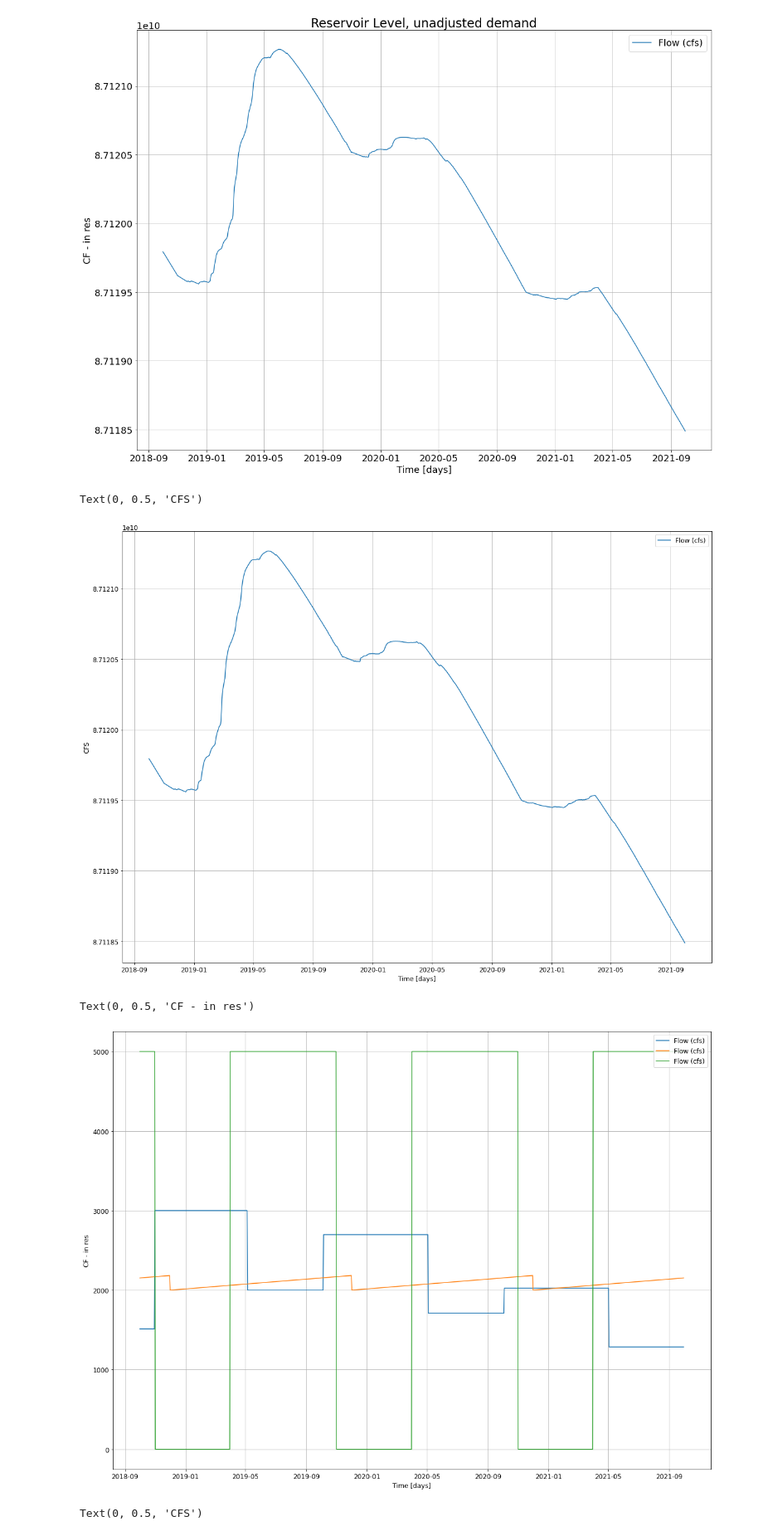
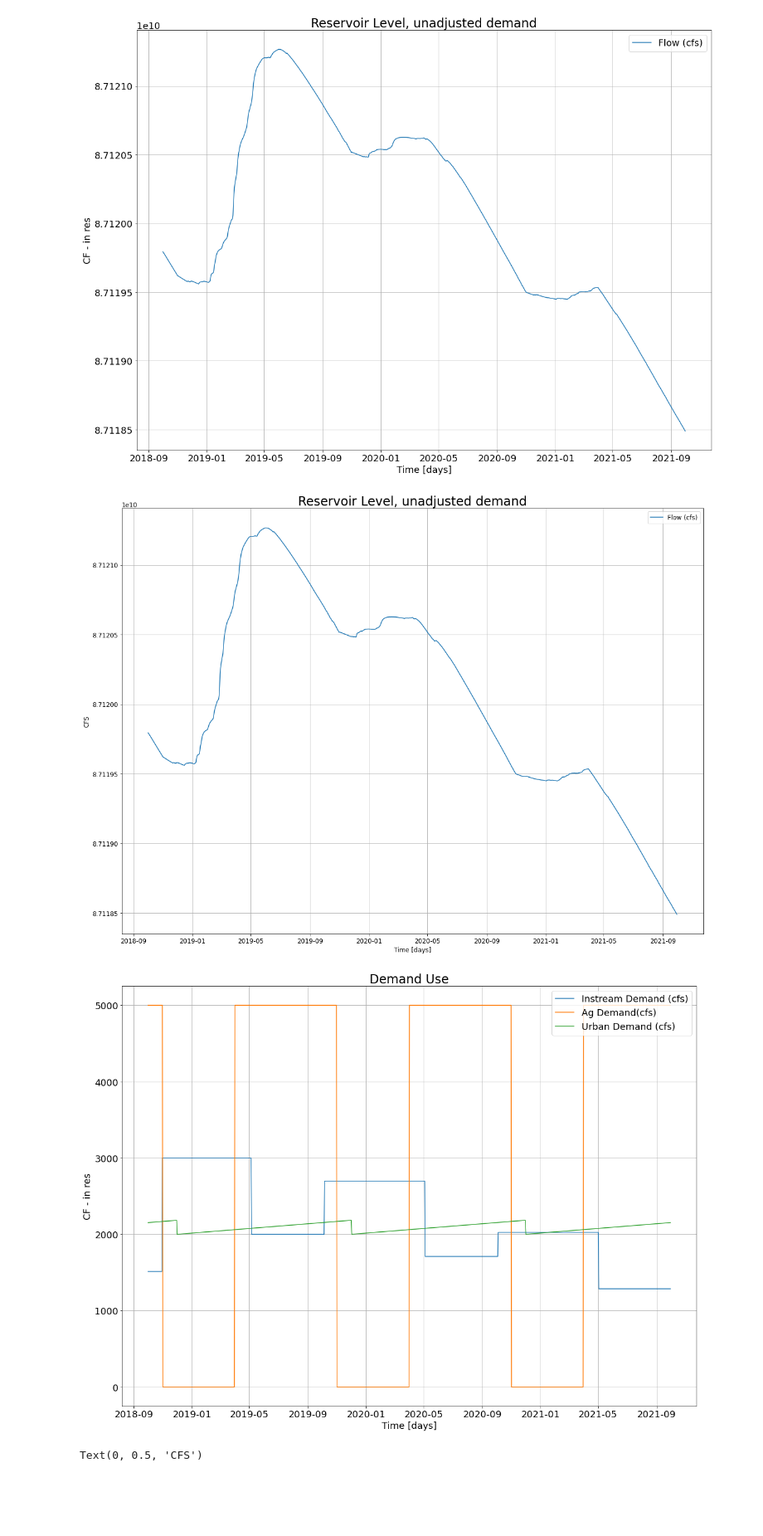
Before and after one commit to elizabethcrowther/WaterManagement, a Jupyter notebook: Homework1.ipynb, the cells around one changed output. Shown at 83% size. Saved outputs shown, nothing was run; the diff lists cells and outputs as text; code cells hidden in the pictures; blank space fills up the shorter version.

```diff
--- a/Homework1.ipynb
+++ b/Homework1.ipynb
@@ -209,26 +209,30 @@ overfull = np.ma.masked_where(res_amount>174239600000.0,res_amount)
 
 
 plt.figure(figsize=(20.0,15))
+plt.title('Reservoir Level, unadjusted demand',{'fontsize':24})
 plt.plot(time,res_amount,label='Flow (cfs)')
 plt.legend(loc='upper right')
 plt.grid()
 plt.xlabel('Time [days]')
 plt.ylabel('CFS')
+plt.savefig('reservoir_level_unadjusted.jpeg')
 # %% [output]
-Text(0, 0.5, 'CFS')
-[figure, old version]
+[figure, new version]
 # %%
+plt.rcParams.update({'font.size': 18})
+
 plt.figure(figsize=(20.0,15))
-plt.plot(time,instream,label='Flow (cfs)')
-plt.plot(time,urban_demand,label='Flow (cfs)')
-plt.plot(time,ag_demand,label='Flow (cfs)')
+plt.title('Demand Use',{'fontsize':24})
+plt.plot(time,instream,label='Instream Demand (cfs)')
+plt.plot(time,ag_demand,label='Ag Demand(cfs)')
+plt.plot(time,urban_demand,label='Urban Demand (cfs)')
 plt.legend(loc='upper right')
 plt.grid()
 plt.xlabel('Time [days]')
 plt.ylabel('CF - in res')
+plt.savefig('Demand_usejpeg')
 # %% [output]
-Text(0, 0.5, 'CF - in res')
-[figure, old version]
+[figure, new version]
 # %%
 fill = np.ma.masked_where(leftover_flow<5000,leftover_flow)
 deficit = np.ma.masked_where(leftover_flow>0,leftover_flow)
```
Also changed, not shown: parts of 1 cell of this notebook.
